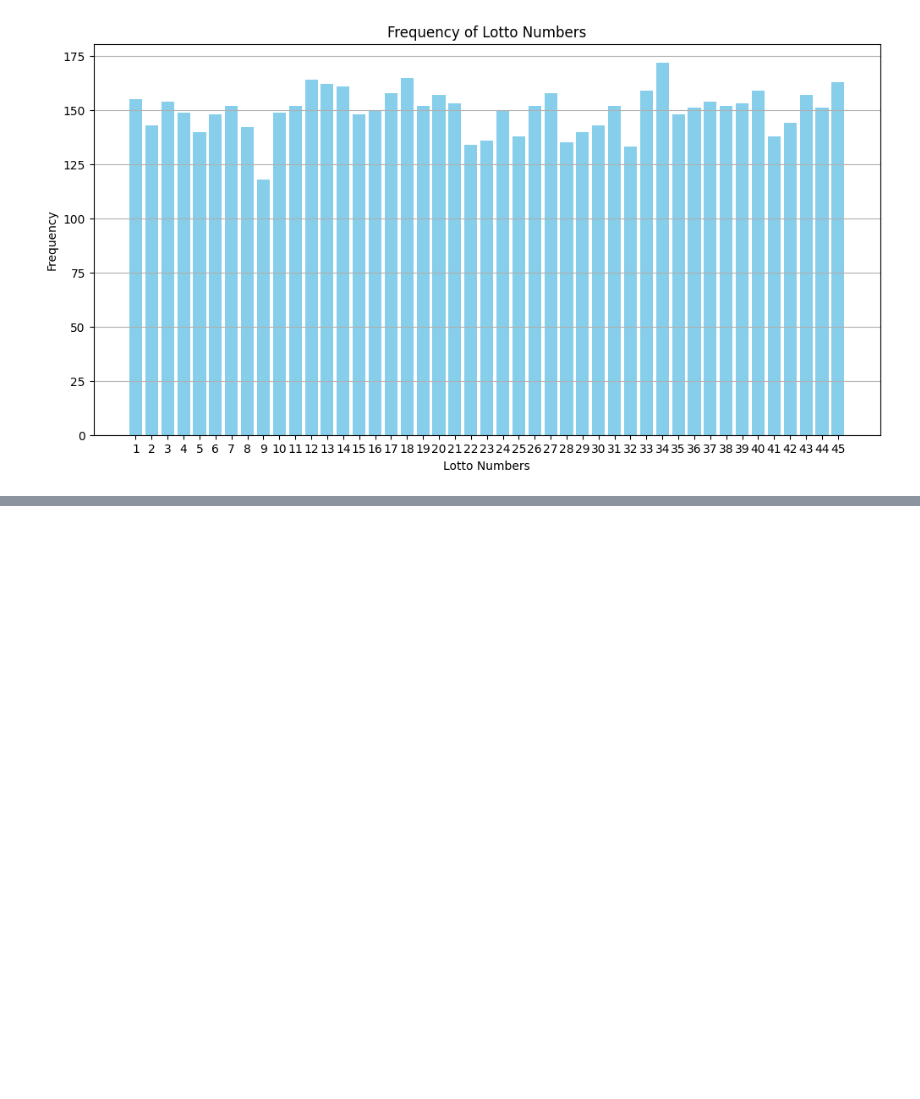
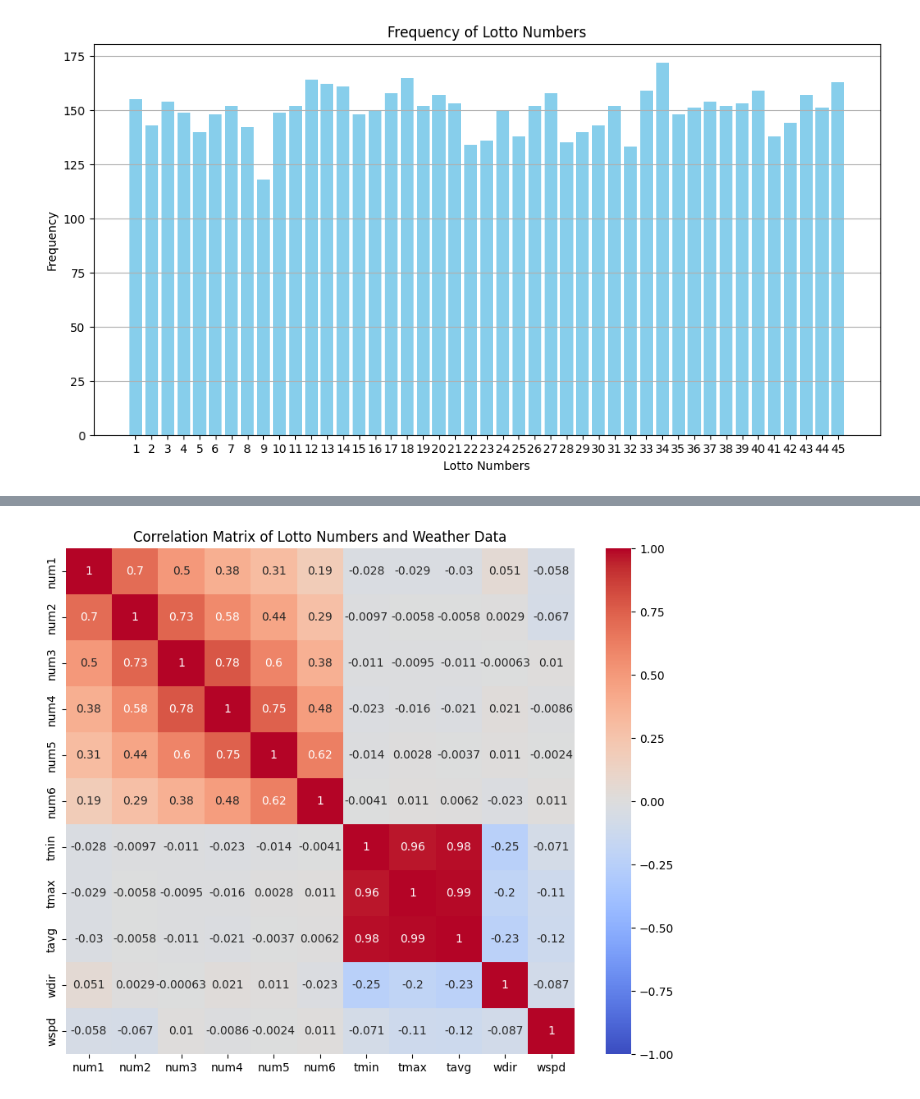
Before and after one commit to lifelong-learner-dev/lotto-number-extract, a Jupyter notebook: lotto.ipynb, the cells around one changed output, grey strips where cells are left out. Cells and saved outputs as stored; diff of their text form; code cells hidden in the pictures; blank space fills up the shorter version.

```diff
--- a/lotto.ipynb
+++ b/lotto.ipynb
@@ -156,0 +280,3 @@ plt.show()
+# %%
+# 로또 데이터와 습도를 제외한 기상 데이터 병합
+merge_data = pd.merge(lotto_data, weather_df, on='date')
@@ -156,0 +322,3 @@ plt.show()
+# %%
+# 'weather' 컬럼에 null 값이 있는 행 제거
+cleaned_data = merge_data.dropna(subset=['wdir'])
@@ -156,0 +348,12 @@ plt.show()
+# %%
+columns_of_interest = ['num1', 'num2', 'num3', 'num4', 'num5', 'num6', 'tmin', 'tmax', 'tavg', 'wdir', 'wspd']
+correlation_data = cleaned_data[columns_of_interest]
+# %%
+correlation_matrix = correlation_data.corr()
+# %%
+plt.figure(figsize=(10, 8))
+sns.heatmap(correlation_matrix, annot=True, cmap='coolwarm', vmin=-1, vmax=1)
+plt.title('Correlation Matrix of Lotto Numbers and Weather Data')
+plt.show()
+# %% [output]
+[figure, added]
```
Also changed, not shown: parts of 34 cells of this notebook, 1 other file.
